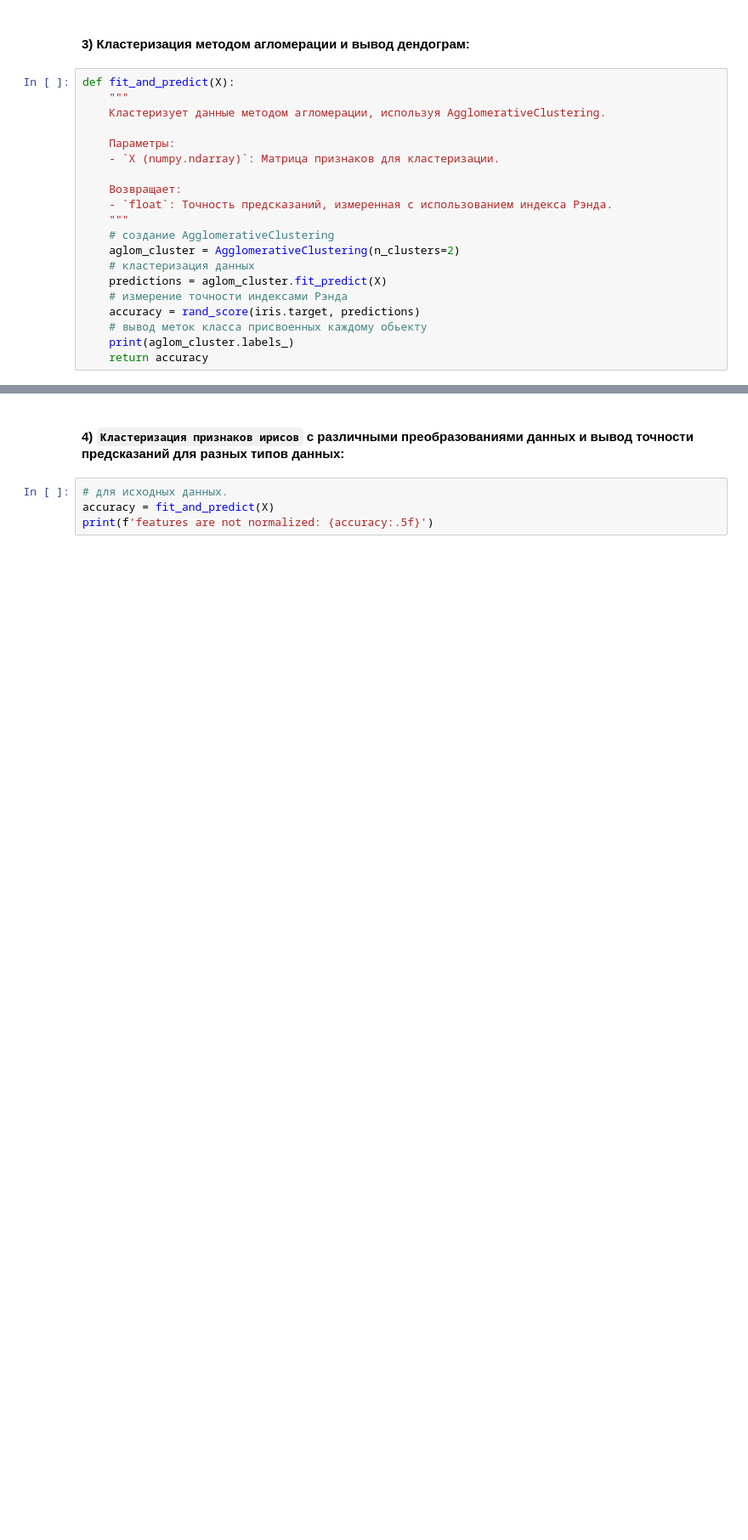
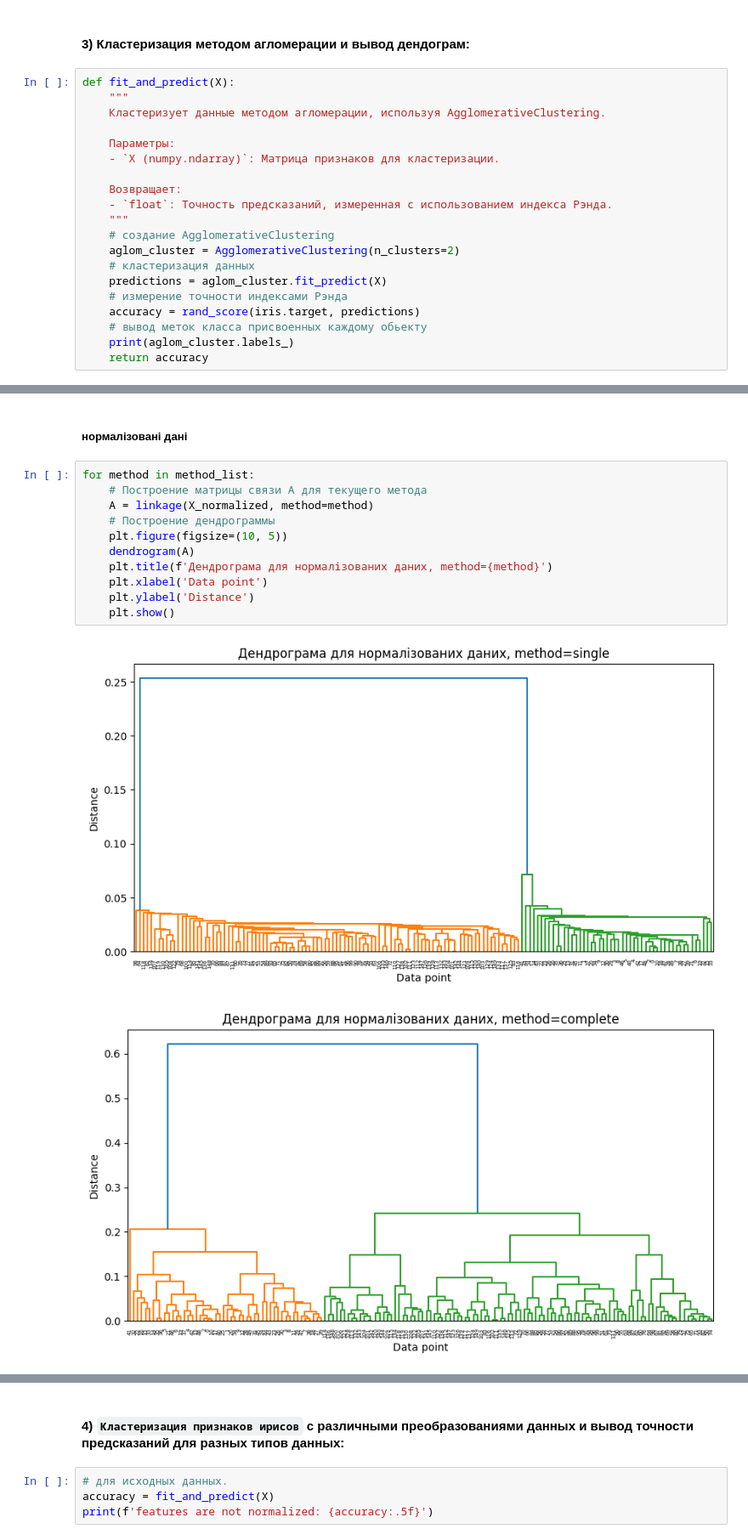
Before and after one commit to ulyagram77/Intelligent_Data_Analysis_Labs, a Jupyter notebook: Laboratorna3/lab3.ipynb, the cells around one changed output, grey strips where cells are left out. Shown: that part at 85% size. Saved outputs shown, nothing was run; the diff lists cells and outputs as text; blank space fills up the shorter version.

```diff
--- a/Laboratorna3/lab3.ipynb
+++ b/Laboratorna3/lab3.ipynb
@@ -63,0 +87,16 @@ for method in method_list:
+# %% [markdown]
+##### нормалізовані дані
+# %%
+for method in method_list:
+    # Построение матрицы связи A для текущего метода
+    A = linkage(X_normalized, method=method)
+    # Построение дендрограммы
+    plt.figure(figsize=(10, 5))
+    dendrogram(A)
+    plt.title(f'Дендрограма для нормалізованих даних, method={method}')
+    plt.xlabel('Data point')
+    plt.ylabel('Distance')
+    plt.show()
+# %% [output]
+[figure, added]
+[figure, added]
```
Also changed, not shown: parts of 8 cells of this notebook, 1 other file.
